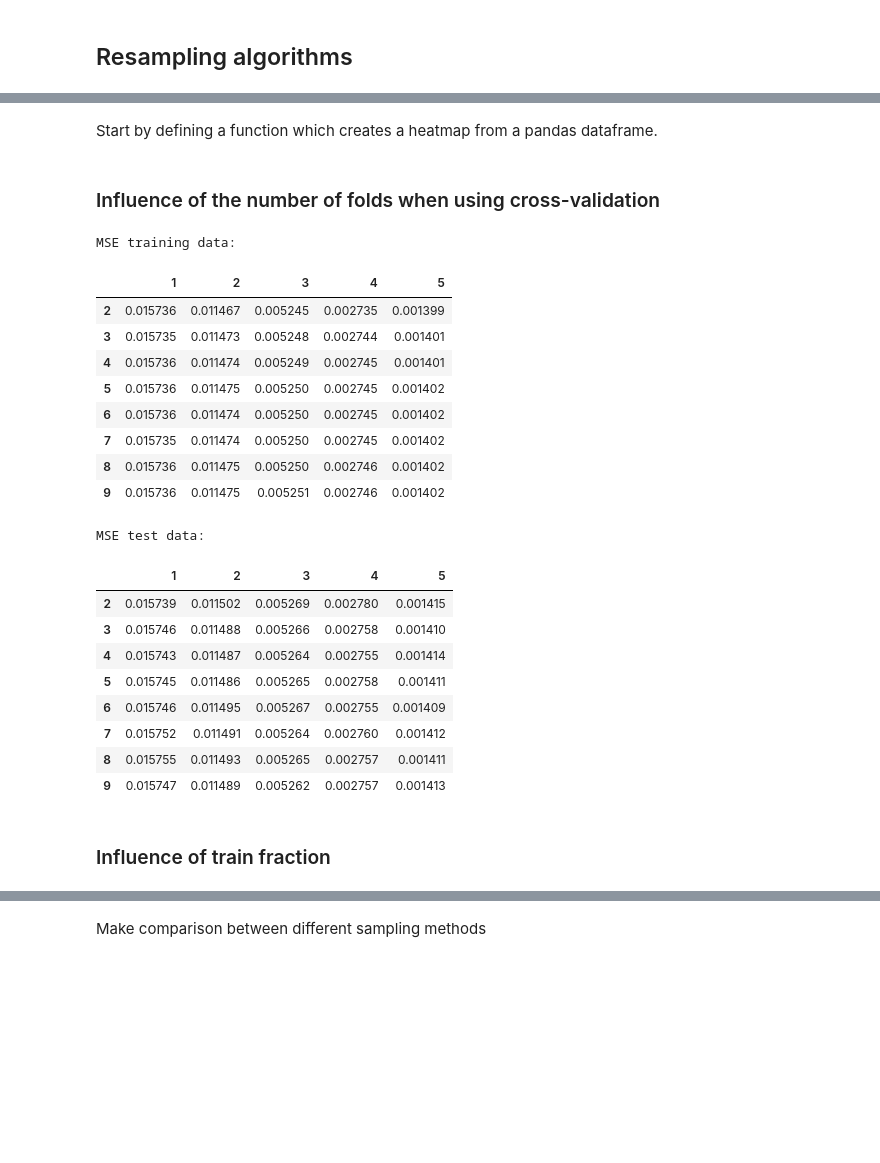
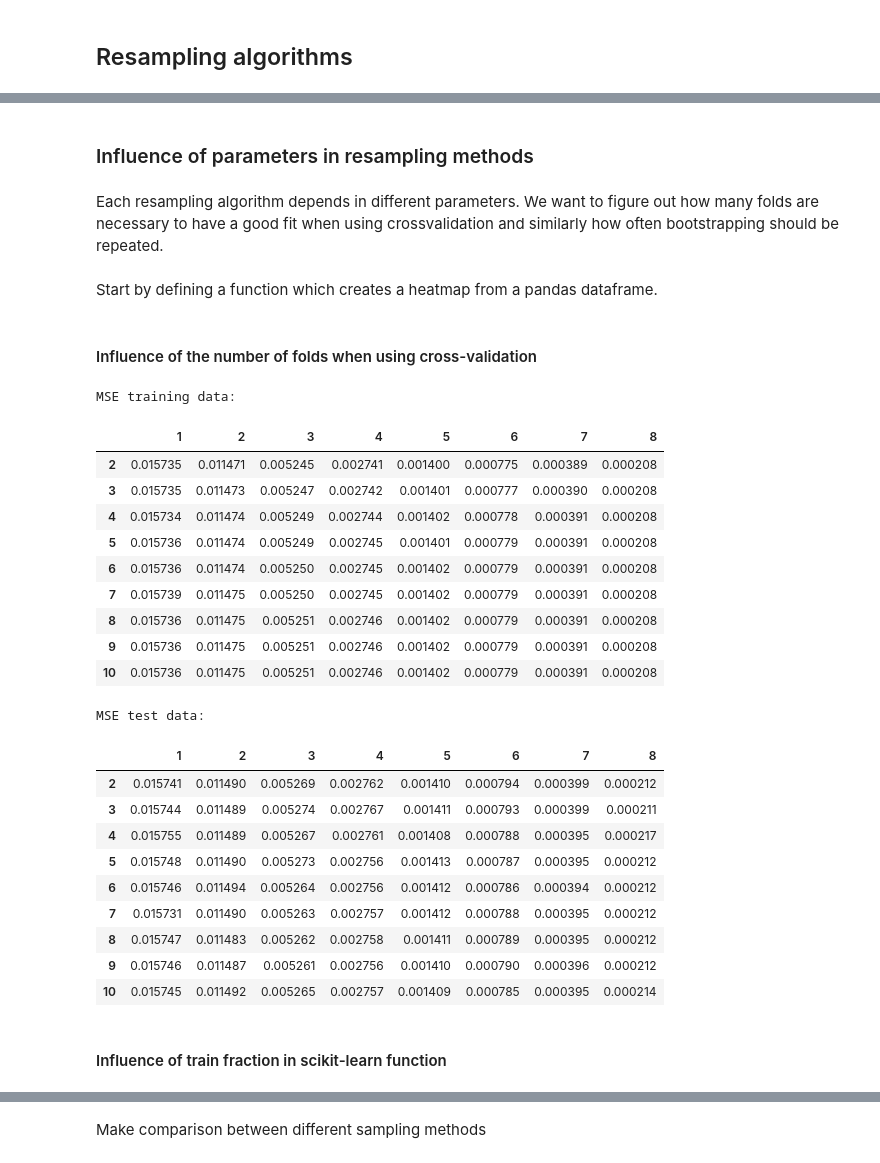
Before and after one commit to am-kaiser/CompSci-Project-1, a Jupyter notebook: examples/OLS.ipynb, the cells around one changed output, grey strips where cells are left out. Drawn from its saved outputs; the diff is of its cells as text; code cells hidden in the pictures; blank space fills up the shorter version.

```diff
--- a/examples/OLS.ipynb
+++ b/examples/OLS.ipynb
@@ -69,6 +74,9 @@ Usually we would not look at the plot to decide if the model is good fit. Instea
 The MSE gives the average square difference bewteen the estimated values and the actual value. It is defined as $$MSE:=\frac{1}{n}\sum_{i=0}^{n-1}(y-\tilde{y})^2.$$
 2. **$R^2$ score**: The $R^2$ score a measure of how well the model fits the data points. A $R^2$ score of 1 means that the model fits the data perfectly. It is defined as $$R^2:=1-\frac{\sum_{i=0}^{n-1}(y_i-\tilde{y})^2}{\sum_{i=0}^{n-1}(y_i-\bar{y})^2}$$ where $\bar{y}:=\frac{1}{n}\sum_{i=0}^{n-1}y_i$ is the mean value.
 # %%
+# Calculate beta and the response variable y_tilde for ordinary least squares.
+_, y_tilde_OLS = ordinary_least_squares.calculate_OLS(x1, x2, y, order=1)
+
 # Calculate error evaluaters for the test dataset
 error_class = basis_functionality.Error_Measures(y, y_tilde_OLS)
 MSE = error_class.mean_squared_error()
@@ -161 +180,5 @@ ax.legend()
+# %%
+# Set max order for the following code
+max_order = 8
+orders = range(1, max_order+1)
 # %%
@@ -228,3 +235,7 @@ plt.show()
+# %% [markdown]
+### Influence of parameters in resampling methods
+# %% [markdown]
+Each resampling algorithm depends in different parameters. We want to figure out how many folds are necessary to have a good fit when using crossvalidation and similarly how often bootstrapping should be repeated.
 # %% [markdown]
 Start by defining a function which creates a heatmap from a pandas dataframe.
 # %%
@@ -240,55 +251,48 @@ def create_heatmap(data, axis, title=None):
 # %% [markdown]
-### Influence of the number of folds when using cross-validation
+#### Influence of the number of folds when using cross-validation
 # %%
 # Fit model for different polynomial orders and different amount of folds
-max_order = 5
-orders = range(1, max_order+1)
-
-cross_val_folds = range(2, 10)
+cross_val_folds = range(2, 11)
 
 MSE_train = np.empty([len(cross_val_folds), max_order])
 MSE_test = np.empty([len(cross_val_folds), max_order])
 
 
 for folds_idx, n_folds in enumerate(cross_val_folds):
     for order_idx, order in enumerate(orders):
-        MSE_train[folds_idx, order_idx], MSE_test[folds_idx, order_idx], _, _ = ordinary_least_squares.perform_OLS_cross_val(x1,
-                                                                                                                             x2,
-                                                                                                                             y,
-                                                                                                                             order,
-                                                                                                                             num_fold=n_folds)
+        MSE_train[folds_idx, order_idx], MSE_test[folds_idx, order_idx], _, _ = ordinary_least_squares.perform_OLS_cross_val(x1, x2, y, order, num_fold=n_folds)
 
-MSE_train_cross_df = pd.DataFrame(
-    data=MSE_train, index=cross_val_folds, columns=orders)
-MSE_test_cross_df = pd.DataFrame(
-    data=MSE_test, index=cross_val_folds, columns=orders)
+MSE_train_cross_df = pd.DataFrame(data=MSE_train, index=cross_val_folds, columns=orders)
+MSE_test_cross_df = pd.DataFrame(data=MSE_test, index=cross_val_folds, columns=orders)
 
 print("MSE training data:")
 display(MSE_train_cross_df)
 print("MSE test data:")
 display(MSE_test_cross_df)
 # %% [output]
 MSE training data:
-|  | 1 | 2 | 3 | 4 | 5 |
-| 2 | 0.015736 | 0.011467 | 0.005245 | 0.002735 | 0.001399 |
-| 3 | 0.015735 | 0.011473 | 0.005248 | 0.002744 | 0.001401 |
-| 4 | 0.015736 | 0.011474 | 0.005249 | 0.002745 | 0.001401 |
-| 5 | 0.015736 | 0.011475 | 0.005250 | 0.002745 | 0.001402 |
-| 6 | 0.015736 | 0.011474 | 0.005250 | 0.002745 | 0.001402 |
-| 7 | 0.015735 | 0.011474 | 0.005250 | 0.002745 | 0.001402 |
-| 8 | 0.015736 | 0.011475 | 0.005250 | 0.002746 | 0.001402 |
-| 9 | 0.015736 | 0.011475 | 0.005251 | 0.002746 | 0.001402 |
+|  | 1 | 2 | 3 | 4 | 5 | 6 | 7 | 8 |
+| 2 | 0.015735 | 0.011471 | 0.005245 | 0.002741 | 0.001400 | 0.000775 | 0.000389 | 0.000208 |
+| 3 | 0.015735 | 0.011473 | 0.005247 | 0.002742 | 0.001401 | 0.000777 | 0.000390 | 0.000208 |
+| 4 | 0.015734 | 0.011474 | 0.005249 | 0.002744 | 0.001402 | 0.000778 | 0.000391 | 0.000208 |
+| 5 | 0.015736 | 0.011474 | 0.005249 | 0.002745 | 0.001401 | 0.000779 | 0.000391 | 0.000208 |
+| 6 | 0.015736 | 0.011474 | 0.005250 | 0.002745 | 0.001402 | 0.000779 | 0.000391 | 0.000208 |
+| 7 | 0.015739 | 0.011475 | 0.005250 | 0.002745 | 0.001402 | 0.000779 | 0.000391 | 0.000208 |
+| 8 | 0.015736 | 0.011475 | 0.005251 | 0.002746 | 0.001402 | 0.000779 | 0.000391 | 0.000208 |
+| 9 | 0.015736 | 0.011475 | 0.005251 | 0.002746 | 0.001402 | 0.000779 | 0.000391 | 0.000208 |
+| 10 | 0.015736 | 0.011475 | 0.005251 | 0.002746 | 0.001402 | 0.000779 | 0.000391 | 0.000208 |
 MSE test data:
-|  | 1 | 2 | 3 | 4 | 5 |
-| 2 | 0.015739 | 0.011502 | 0.005269 | 0.002780 | 0.001415 |
-| 3 | 0.015746 | 0.011488 | 0.005266 | 0.002758 | 0.001410 |
-| 4 | 0.015743 | 0.011487 | 0.005264 | 0.002755 | 0.001414 |
-| 5 | 0.015745 | 0.011486 | 0.005265 | 0.002758 | 0.001411 |
-| 6 | 0.015746 | 0.011495 | 0.005267 | 0.002755 | 0.001409 |
-| 7 | 0.015752 | 0.011491 | 0.005264 | 0.002760 | 0.001412 |
-| 8 | 0.015755 | 0.011493 | 0.005265 | 0.002757 | 0.001411 |
-| 9 | 0.015747 | 0.011489 | 0.005262 | 0.002757 | 0.001413 |
+|  | 1 | 2 | 3 | 4 | 5 | 6 | 7 | 8 |
+| 2 | 0.015741 | 0.011490 | 0.005269 | 0.002762 | 0.001410 | 0.000794 | 0.000399 | 0.000212 |
+| 3 | 0.015744 | 0.011489 | 0.005274 | 0.002767 | 0.001411 | 0.000793 | 0.000399 | 0.000211 |
+| 4 | 0.015755 | 0.011489 | 0.005267 | 0.002761 | 0.001408 | 0.000788 | 0.000395 | 0.000217 |
+| 5 | 0.015748 | 0.011490 | 0.005273 | 0.002756 | 0.001413 | 0.000787 | 0.000395 | 0.000212 |
+| 6 | 0.015746 | 0.011494 | 0.005264 | 0.002756 | 0.001412 | 0.000786 | 0.000394 | 0.000212 |
+| 7 | 0.015731 | 0.011490 | 0.005263 | 0.002757 | 0.001412 | 0.000788 | 0.000395 | 0.000212 |
+| 8 | 0.015747 | 0.011483 | 0.005262 | 0.002758 | 0.001411 | 0.000789 | 0.000395 | 0.000212 |
+| 9 | 0.015746 | 0.011487 | 0.005261 | 0.002756 | 0.001410 | 0.000790 | 0.000396 | 0.000212 |
+| 10 | 0.015745 | 0.011492 | 0.005265 | 0.002757 | 0.001409 | 0.000785 | 0.000395 | 0.000214 |
 # %% [markdown]
-### Influence of train fraction
+#### Influence of train fraction in scikit-learn function
 # %%
 # Fit model for different polynomial orders and different train fractions, no boostrapping
```
Also changed, not shown: parts of 32 cells of this notebook, 1 other file.
